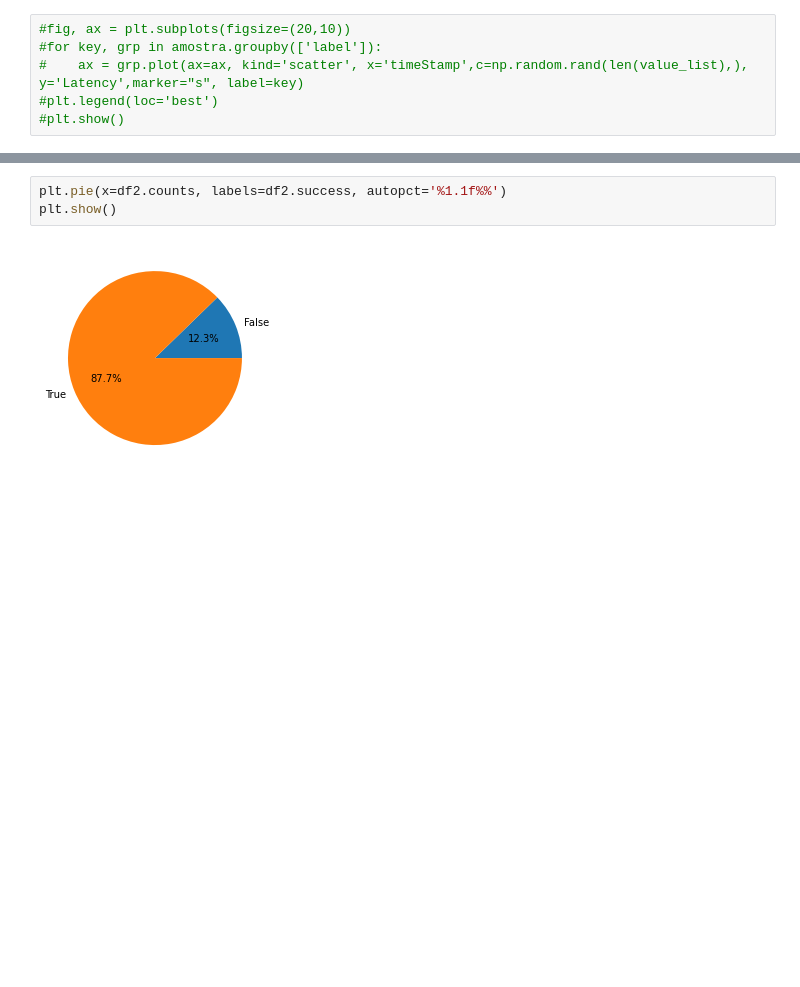
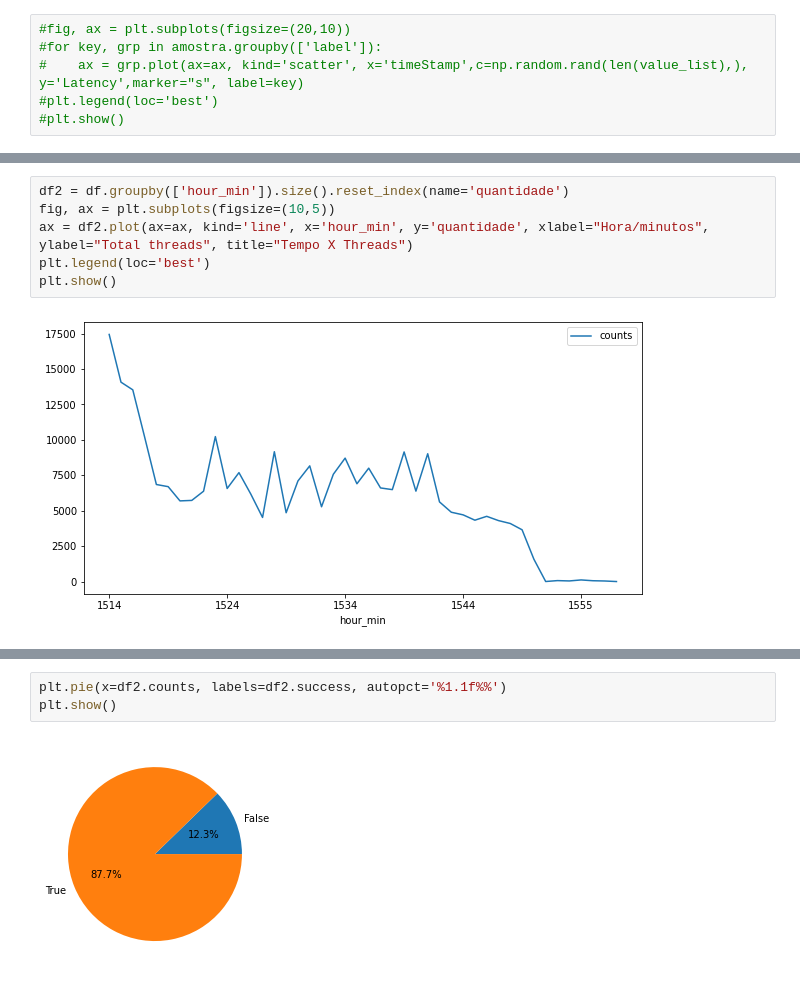
Before and after one commit to girotodenis/python, a Jupyter notebook: RelatorioTesteCarga.ipynb, the cells around one changed output, grey strips where cells are left out. Cells and saved outputs as stored; diff of their text form; blank space fills up the shorter version.

```diff
--- a/RelatorioTesteCarga.ipynb
+++ b/RelatorioTesteCarga.ipynb
@@ -111,4 +104,12 @@ df.head(1)
 |  | timeStamp | elapsed | label | responseCode | responseMessage | threadName | dataType | success | ... |
 | 0 | 1638976443709 | 6730 | Login | Non HTTP response code: javax.net... | Non HTTP response message: Connec... | Thread Group 1-119 | text | False | ... |
+# %%
+df2 = df.groupby(['hour_min']).size().reset_index(name='quantidade')
+fig, ax = plt.subplots(figsize=(10,5))
+ax = df2.plot(ax=ax, kind='line', x='hour_min', y='quantidade', xlabel="Hora/minutos", ylabel="Total threads", title="Tempo X Threads")
+plt.legend(loc='best')
+plt.show()
+# %% [output]
+[figure, added]
 # %%
 df2 = df.groupby(['success']).size().reset_index(name='counts')
```
Also changed, not shown: parts of 10 cells of this notebook.
